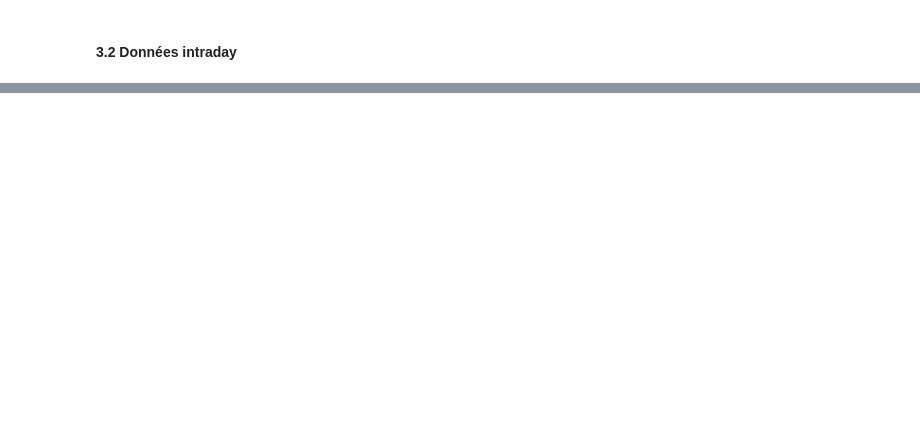
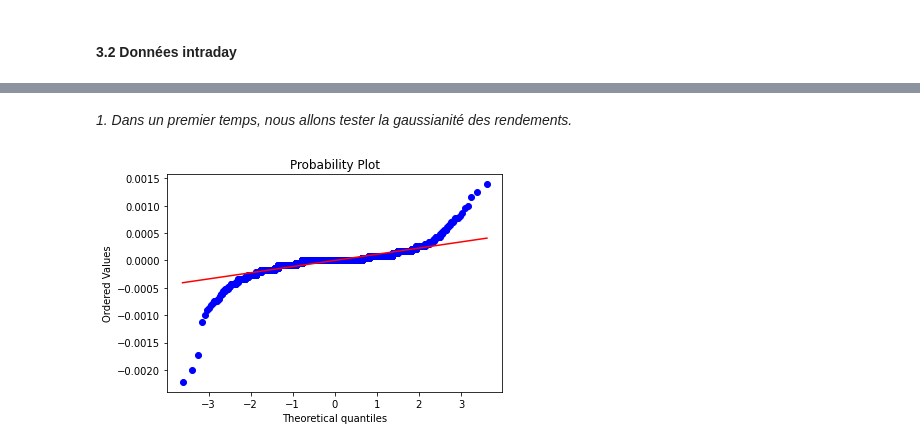
Before and after one commit to ethantrentin/Markets-Physic, a Jupyter notebook: TP1.ipynb, the cells around one changed output, grey strips where cells are left out. Drawn from its saved outputs; the diff is of its cells as text; code cells hidden in the pictures; blank space fills up the shorter version.

```diff
--- a/TP1.ipynb
+++ b/TP1.ipynb
@@ -112,6 +105,0 @@ AAPL_intraday.head()
-# %%
-# Calculer les rendements à 5 secondes ou plus (resample)
-AAPL_intraday = AAPL_intraday.resample("5S").last()
-# %%
-AAPL_intraday["Returns"] = np.log(AAPL_intraday["Mid"]).diff().values
-AAPL_intraday.head()
@@ -188,0 +106,10 @@ xmin estimé = 0.0006944143328393437
+# %%
+# On considère le stock Apple donc les marchés Américains. Dans la fonction
+# load_TRTH_bbo, on a donc utilisé les horaires du marché, entre 9h30 et 16h
+# pour extraire les données.
+# On calcule dans un premier temps la colonne de prix moyen mid
+AAPL_intraday["Mid"] = (AAPL_intraday["bid-price"] + AAPL_intraday["ask-price"])/2
+# On calcule ensuite les rendements sur la colonne "Mid"
+AAPL_intraday["Returns"] = (AAPL_intraday["Mid"]).diff().values
+AAPL_intraday = AAPL_intraday.dropna(subset=["Returns"])
+AAPL_intraday
@@ -188,0 +131,7 @@ xmin estimé = 0.0006944143328393437
+# %%
+# On resample à 5 secondes pour avoir un dataset plus lisible et on calcule les log
+# rendements sur la colonne "Mid"
+AAPL_intraday_resampled = AAPL_intraday.resample("5S").last()
+AAPL_intraday_resampled["Log Returns"] = np.log(AAPL_intraday_resampled["Mid"]).diff().values
+AAPL_intraday_resampled = AAPL_intraday_resampled.dropna(subset=["Log Returns"])
+AAPL_intraday_resampled
@@ -188,0 +158,8 @@ xmin estimé = 0.0006944143328393437
+# %% [markdown]
+*1. Dans un premier temps, nous allons tester la gaussianité des rendements.*
+# %%
+# On affiche un QQ-plot pour tester la gaussianité des log-rendements des prix intradays
+stats.probplot(AAPL_intraday_resampled["Log Returns"], dist="norm", plot=plt)
+plt.show()
+# %% [output]
+[figure, added]
```
Also changed, not shown: parts of 28 cells of this notebook.
